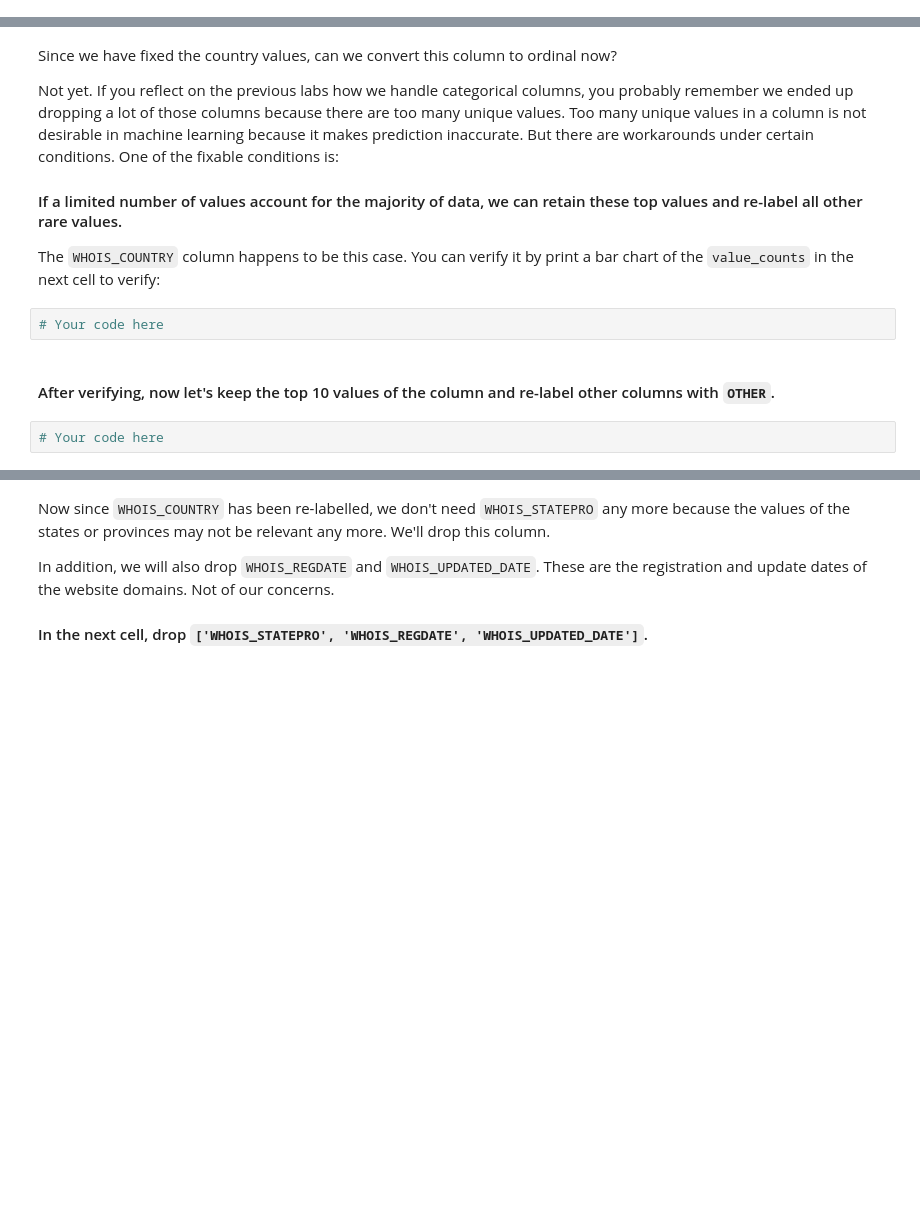
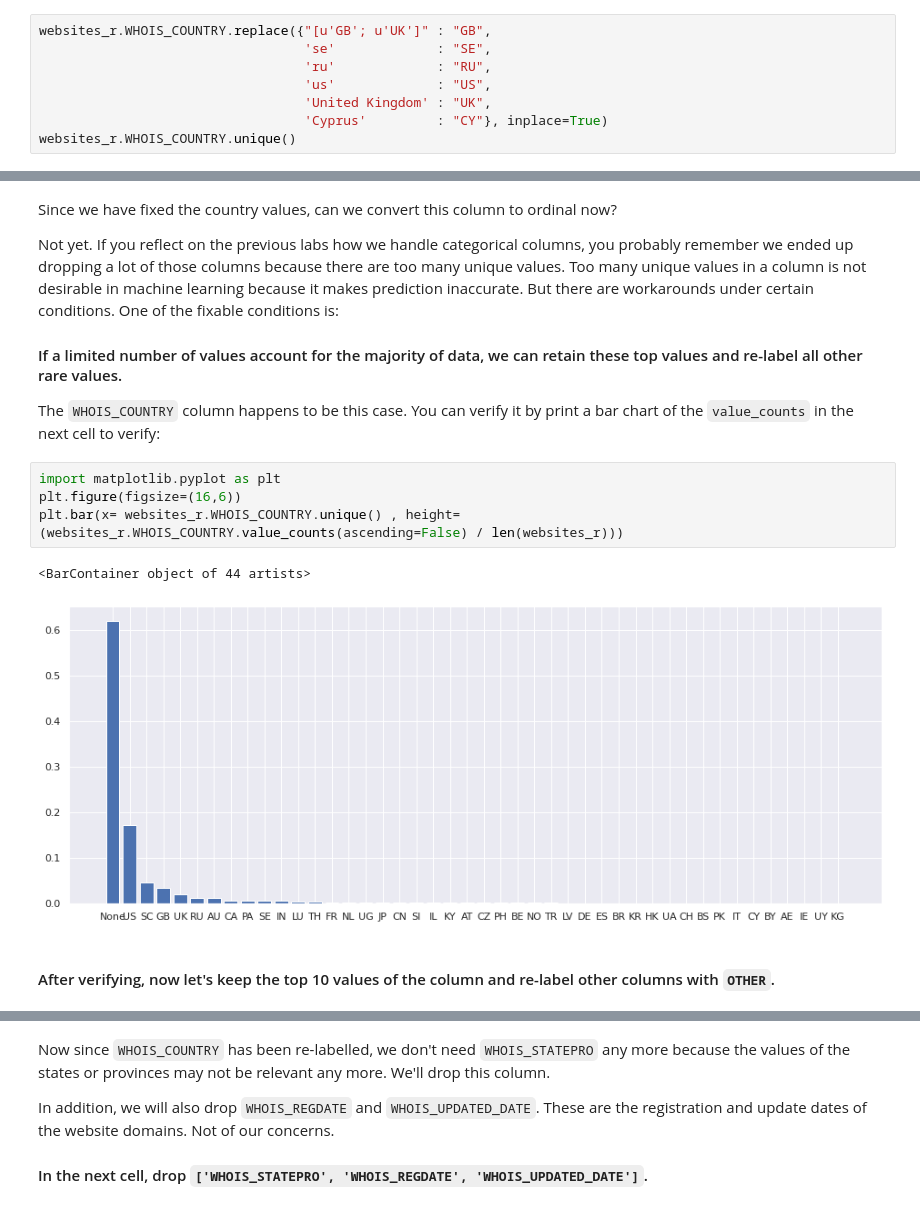
Before and after one commit to Ironhack-Data-Madrid-Octubre-2021/lab-supervised-learning, a Jupyter notebook: your-code/main.ipynb, the cells around one changed output, grey strips where cells are left out. Drawn from its saved outputs; the diff is of its cells as text; blank space fills up the shorter version.

```diff
--- a/your-code/main.ipynb
+++ b/your-code/main.ipynb
@@ -320,0 +332,8 @@ How to handle string columns is always case by case. Let's start by working on `
+# %%
+websites_r.WHOIS_COUNTRY.replace({"[u'GB'; u'UK']" : "GB",
+                                  'se'             : "SE",
+                                  'ru'             : "RU",
+                                  'us'             : "US",
+                                  'United Kingdom' : "UK",
+                                  'Cyprus'         : "CY"}, inplace=True)
+websites_r.WHOIS_COUNTRY.unique()
@@ -326,9 +351,12 @@ Not yet. If you reflect on the previous labs how we handle categorical columns,
 #### If a limited number of values account for the majority of data, we can retain these top values and re-label all other rare values.
 
 The `WHOIS_COUNTRY` column happens to be this case. You can verify it by print a bar chart of the `value_counts` in the next cell to verify:
-# %%
-# Your code here
+# %%
+import matplotlib.pyplot as plt
+plt.figure(figsize=(16,6))
+plt.bar(x= websites_r.WHOIS_COUNTRY.unique() , height=(websites_r.WHOIS_COUNTRY.value_counts(ascending=False) / len(websites_r)))
+# %% [output]
+<BarContainer object of 44 artists>
+[figure, added]
 # %% [markdown]
 #### After verifying, now let's keep the top 10 values of the column and re-label other columns with `OTHER`.
-# %%
-# Your code here
```
Also changed, not shown: parts of 52 cells of this notebook.
